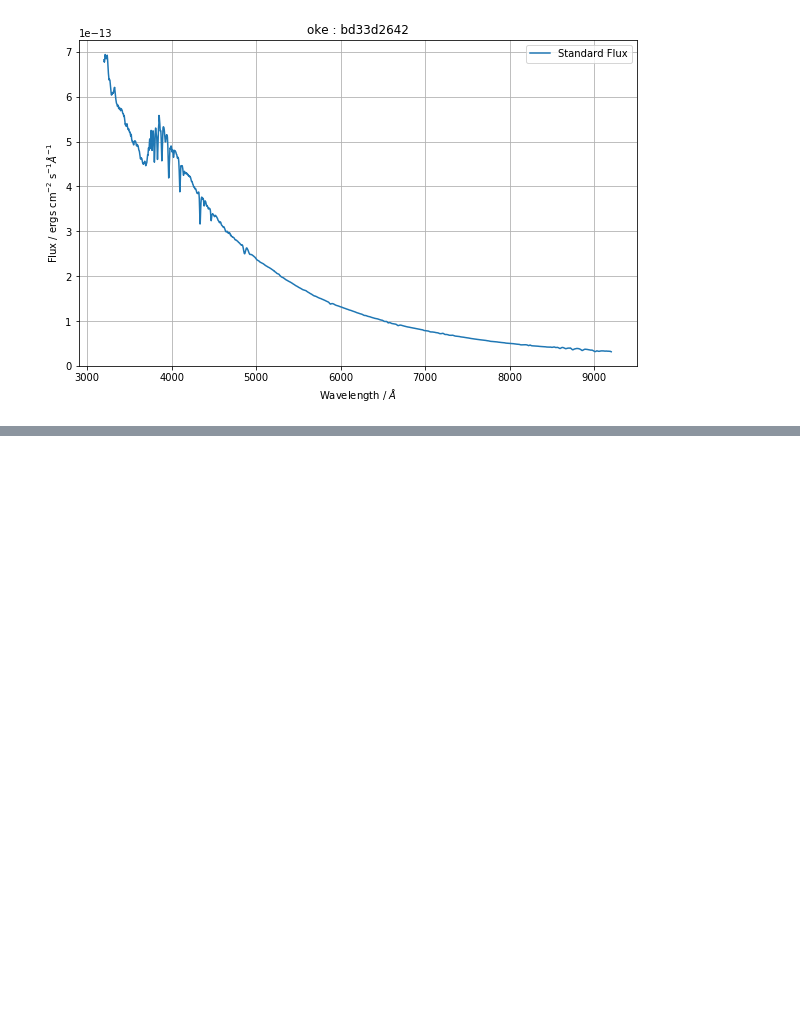
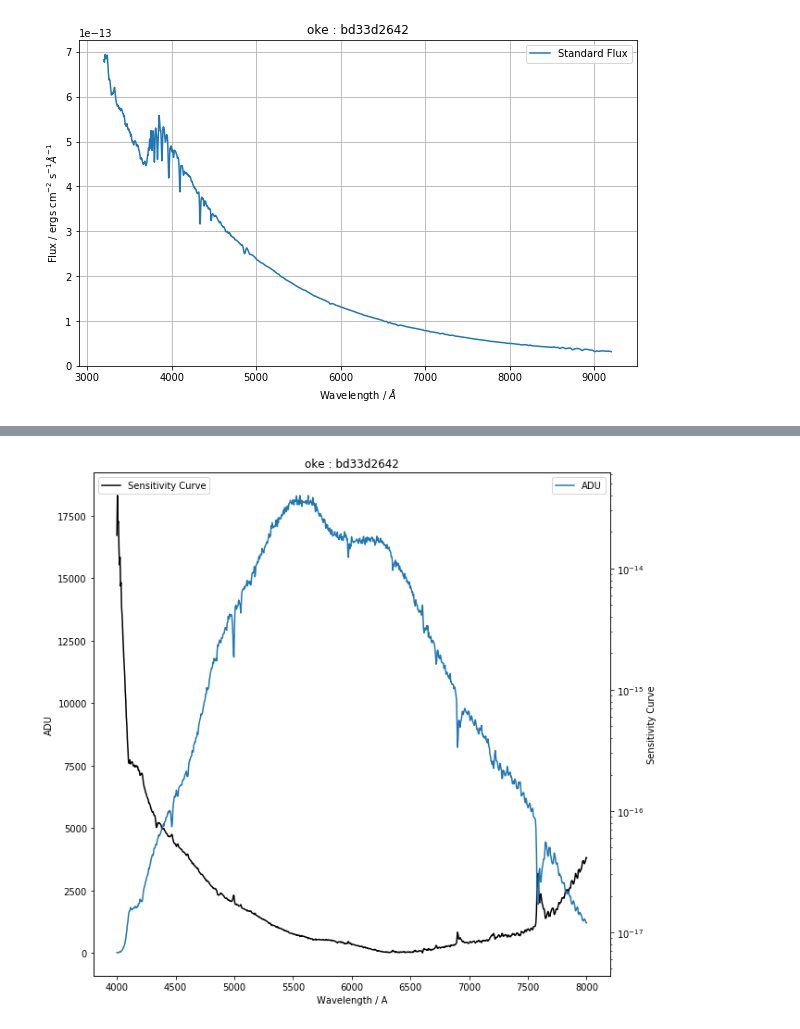
Before and after one commit to cylammarco/ASPIRED, a Jupyter notebook: SPRAT_2dspec_BDp33_flux_calibrate.ipynb, the cells around one changed output, grey strips where cells are left out. Saved outputs shown, nothing was run; the diff lists cells and outputs as text; code cells hidden in the pictures; blank space fills up the shorter version.

```diff
--- a/SPRAT_2dspec_BDp33_flux_calibrate.ipynb
+++ b/SPRAT_2dspec_BDp33_flux_calibrate.ipynb
@@ -68 +77,5 @@ The `ymin` argument was deprecated in Matplotlib 3.0 and will be removed in 3.2.
+# %%
+sencurve_not_smoothed = standard.get_sencurve(wave, spec, 'bd33d2642' ,'oke', smooth=False, display=True)
+# %% [output]
+[figure, added]
 # %%
```
Also changed, not shown: parts of 3 cells of this notebook, 2 other files.
